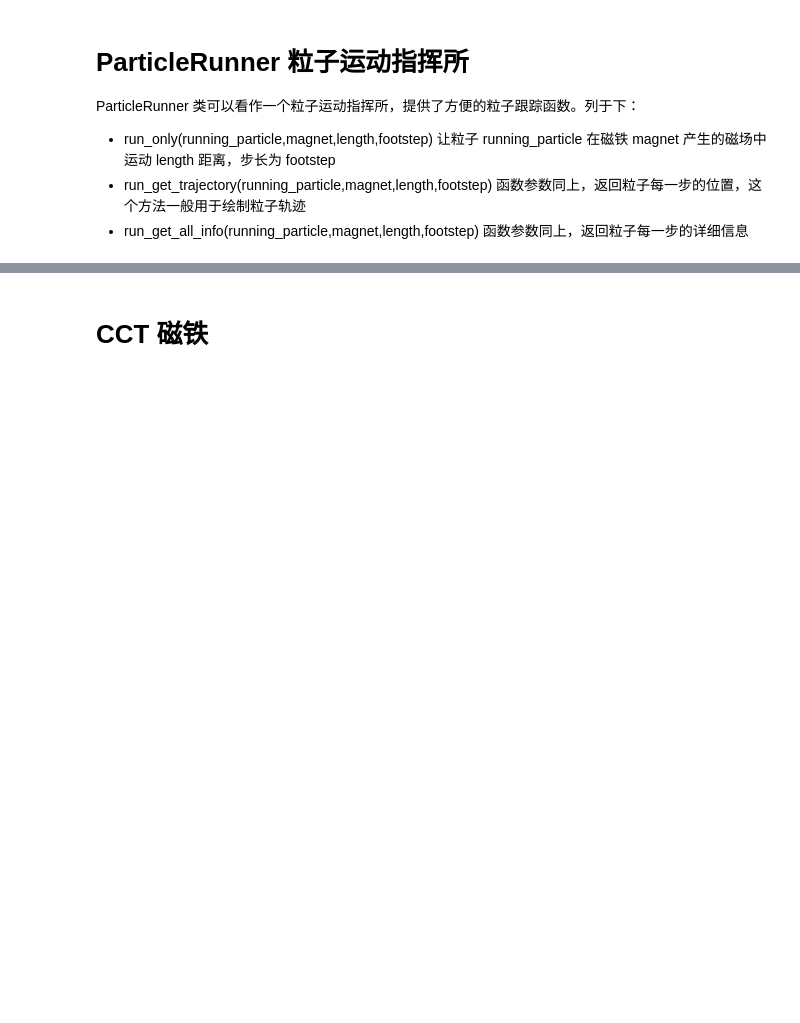
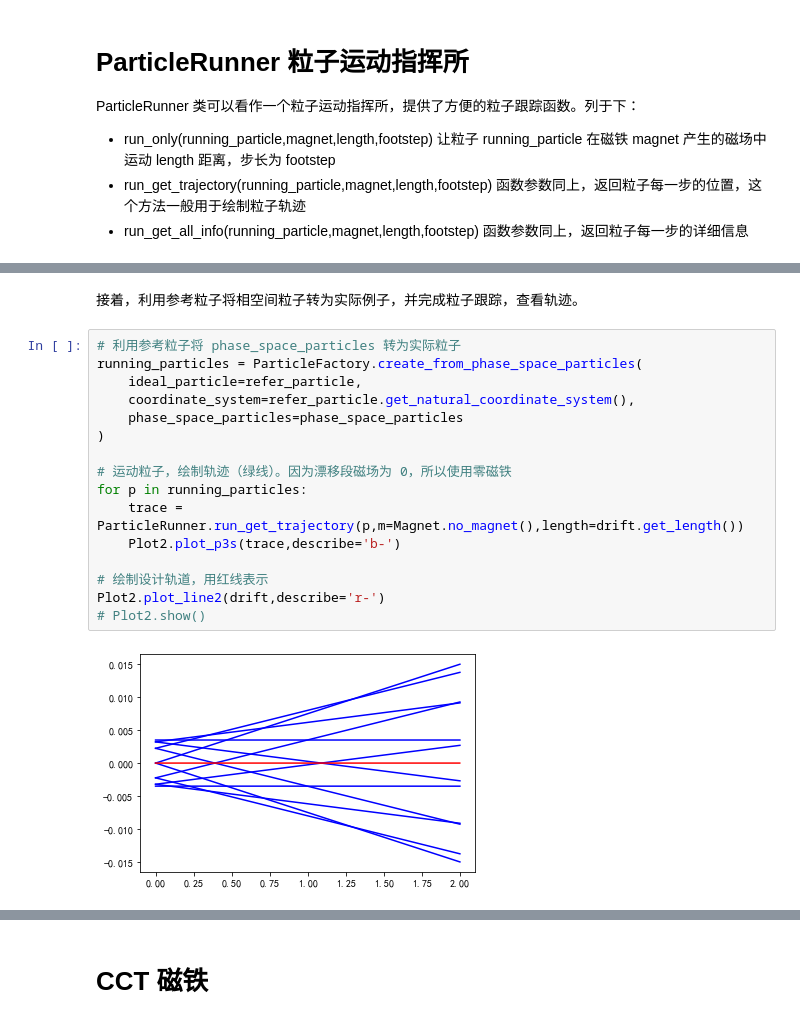
Before and after one commit to madokast/madokast.github.io.old, a Jupyter notebook: books/cct/cctpy/introduction2cctpy.ipynb, the cells around one changed output, grey strips where cells are left out. Cells and saved outputs as stored; diff of their text form; blank space fills up the shorter version.

```diff
--- a/books/cct/cctpy/introduction2cctpy.ipynb
+++ b/books/cct/cctpy/introduction2cctpy.ipynb
@@ -680,0 +715,20 @@ ParticleRunner 类可以看作一个粒子运动指挥所，提供了方便的
+# %% [markdown]
+接着，利用参考粒子将相空间粒子转为实际例子，并完成粒子跟踪，查看轨迹。
+# %%
+# 利用参考粒子将 phase_space_particles 转为实际粒子
+running_particles = ParticleFactory.create_from_phase_space_particles(
+    ideal_particle=refer_particle,
+    coordinate_system=refer_particle.get_natural_coordinate_system(),
+    phase_space_particles=phase_space_particles
+)
+
+# 运动粒子，绘制轨迹（绿线）。因为漂移段磁场为 0，所以使用零磁铁
+for p in running_particles:
+    trace = ParticleRunner.run_get_trajectory(p,m=Magnet.no_magnet(),length=drift.get_length())
+    Plot2.plot_p3s(trace,describe='b-')
+
+# 绘制设计轨道，用红线表示
+Plot2.plot_line2(drift,describe='r-')
+# Plot2.show()
+# %% [output]
+[figure, added]
```
Also changed, not shown: parts of 24 cells of this notebook.
